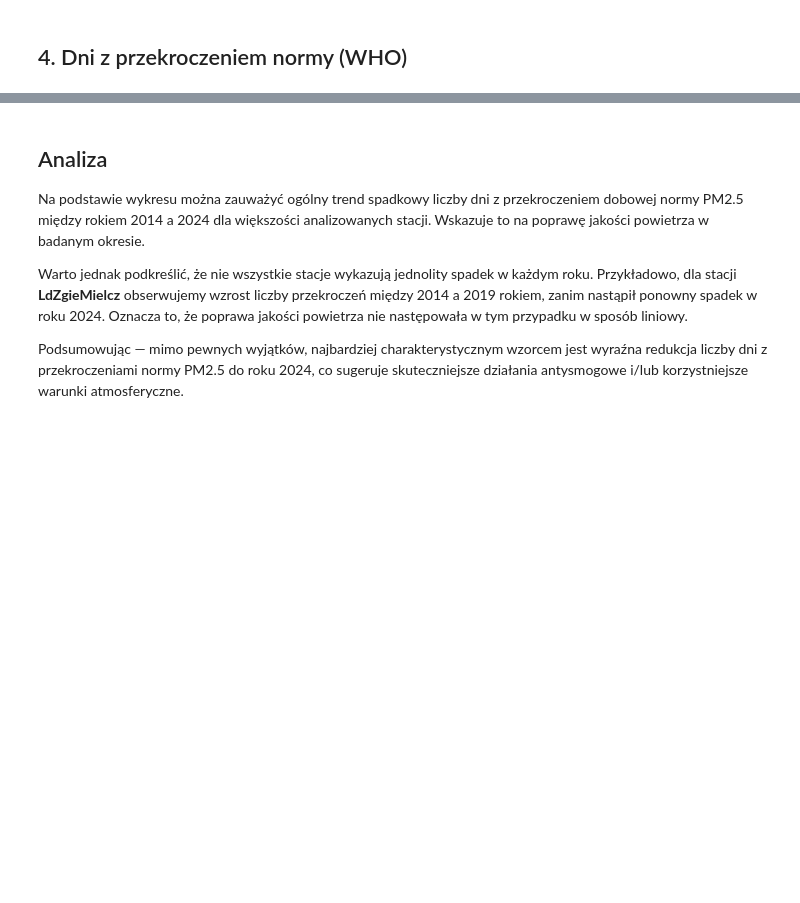
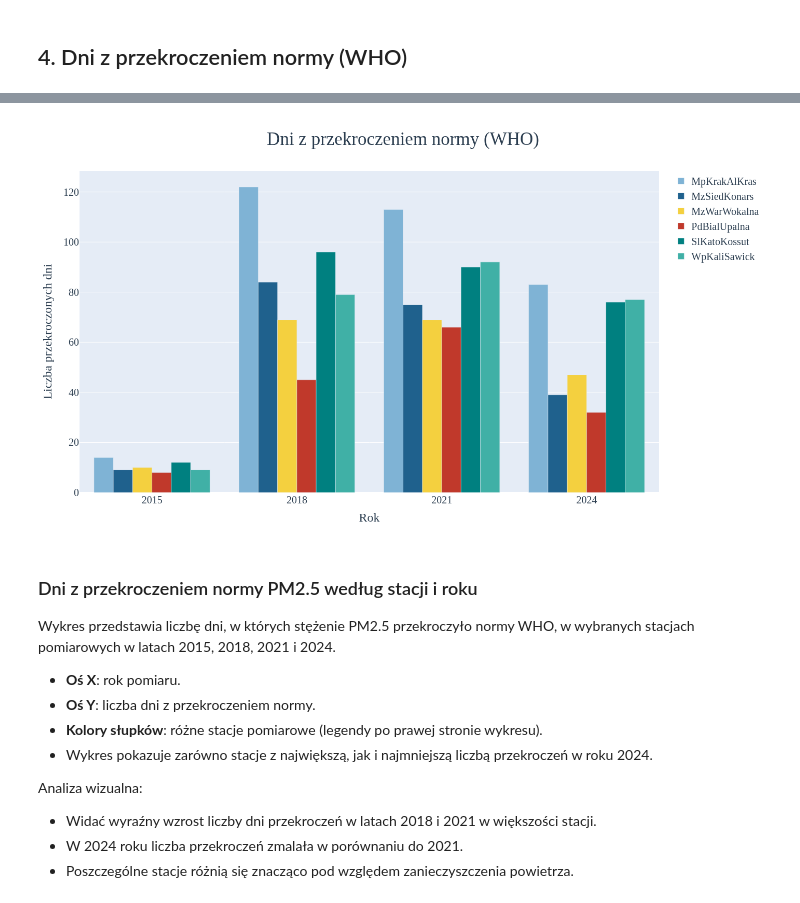
Before and after one commit to joannahuba/projekt3, a Jupyter notebook: src/projekt1.ipynb, the cells around one changed output, grey strips where cells are left out. Cells and saved outputs as stored; diff of their text form; code cells hidden in the pictures; blank space fills up the shorter version.

```diff
--- a/src/projekt1.ipynb
+++ b/src/projekt1.ipynb
@@ -130,65 +130,11 @@ Heatmapy pokazują poprawę jakości powietrza.
 # %% [markdown]
 ## 4. Dni z przekroczeniem normy (WHO)
 # %%
-pio.renderers.default = "jupyterlab"
-pio.renderers.default = "notebook_connected"
+from utils import plot_exceeded_days_top_bottom
 
-# Pick 6 stations based on 2024
-df_2024 = df_ex4[df_ex4["year"] == 2024]
-top3 = df_2024.nlargest(3, "exceeded")
-bottom3 = df_2024.nsmallest(3, "exceeded")
-stations_6 = pd.concat([top3, bottom3])["station"].unique()
-
-# Filter full data for these stations
-top_low_df = df_ex4[df_ex4["station"].isin(stations_6)].copy()
-
-# Prepare plot
-station_groups = top_low_df["station"].unique()
-years = sorted(top_low_df["year"].unique())
-years = top_low_df["year"].unique()
-
-bars = []
-colors = ['#7FB3D5',
-          '#1F618D',
-          '#F4D03F',
-          '#C0392B',
-          '#008080',
-          '#40B0A6']
-
-
-# Generate bars: one color group
-for i, station in enumerate(station_groups):
-    df = top_low_df[top_low_df["station"] == station]
-    bar = go.Bar(
-        x=df["year"],
-        y=df["exceeded"],
-        name=station,
-        marker=dict(color=colors[i])
-    )
-    bars.append(bar)
-
-# Create figure
-fig = go.Figure(data=bars)
-fig.update_layout(
-    font=dict(
-        family="Liberation Serif",
-        size=20,
-        color="#2C3E50"
-    ),
-    barmode='group',
-    title=dict(
-        text="Dni z przekroczeniem normy (WHO)",
-        x=0.5,
-        xanchor='center',
-        font=dict(
-            family="Liberation Serif",
-            size=35,
-            color="#2C3E50"
-        )
-    ),
-    xaxis_title="Rok",
-    yaxis_title="Liczba przekroczonych dni",
+plot_exceeded_days_top_bottom(
+    df_ex4,
+    year=2024,
+    top_n=3
 )
-fig.write_html("exceeded_days_plot.html")
-fig.show()
 # %% [output]
@@ -196,7 +141,15 @@ fig.show()
+[figure, added]
 # %% [markdown]
-## Analiza
-Na podstawie wykresu można zauważyć ogólny trend spadkowy liczby dni z przekroczeniem dobowej normy PM2.5 między rokiem 2014 a 2024 dla większości analizowanych stacji. Wskazuje to na poprawę jakości powietrza w badanym okresie.
+### Dni z przekroczeniem normy PM2.5 według stacji i roku
 
-Warto jednak podkreślić, że nie wszystkie stacje wykazują jednolity spadek w każdym roku. Przykładowo, dla stacji **LdZgieMielcz** obserwujemy wzrost liczby przekroczeń między 2014 a 2019 rokiem, zanim nastąpił ponowny spadek w roku 2024. Oznacza to, że poprawa jakości powietrza nie następowała w tym przypadku w sposób liniowy.
+Wykres przedstawia liczbę dni, w których stężenie PM2.5 przekroczyło normy WHO, w wybranych stacjach pomiarowych w latach 2015, 2018, 2021 i 2024.
 
-Podsumowując — mimo pewnych wyjątków, najbardziej charakterystycznym wzorcem jest wyraźna redukcja liczby dni z przekroczeniami normy PM2.5 do roku 2024, co sugeruje skuteczniejsze działania antysmogowe i/lub korzystniejsze warunki atmosferyczne.
+- **Oś X**: rok pomiaru.
+- **Oś Y**: liczba dni z przekroczeniem normy.
+- **Kolory słupków**: różne stacje pomiarowe (legendy po prawej stronie wykresu).
+- Wykres pokazuje zarówno stacje z największą, jak i najmniejszą liczbą przekroczeń w roku 2024.
+
+Analiza wizualna:
+- Widać wyraźny wzrost liczby dni przekroczeń w latach 2018 i 2021 w większości stacji.
+- W 2024 roku liczba przekroczeń zmalała w porównaniu do 2021.
+- Poszczególne stacje różnią się znacząco pod względem zanieczyszczenia powietrza.
```
Also changed, not shown: parts of 3 cells of this notebook, 3 other files.
